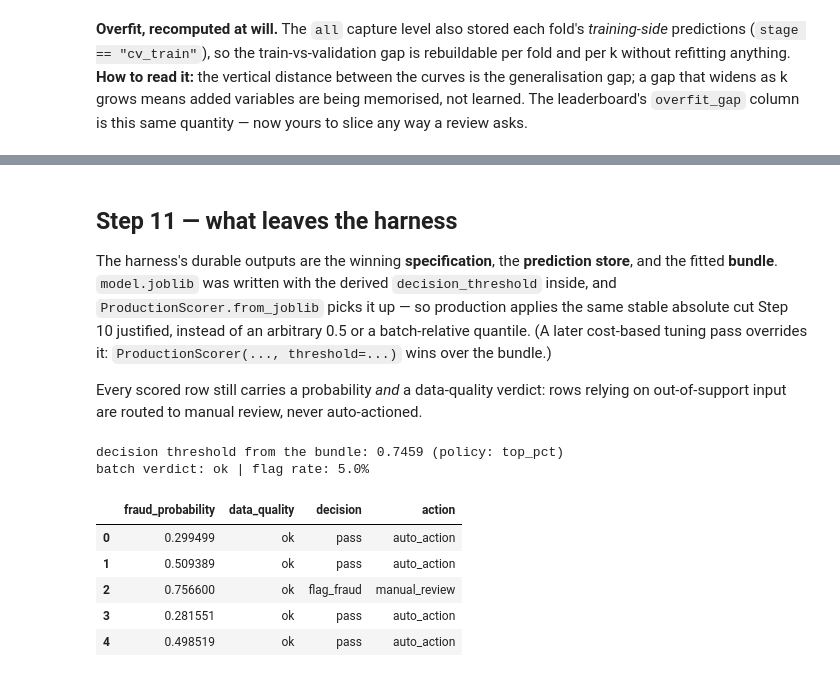
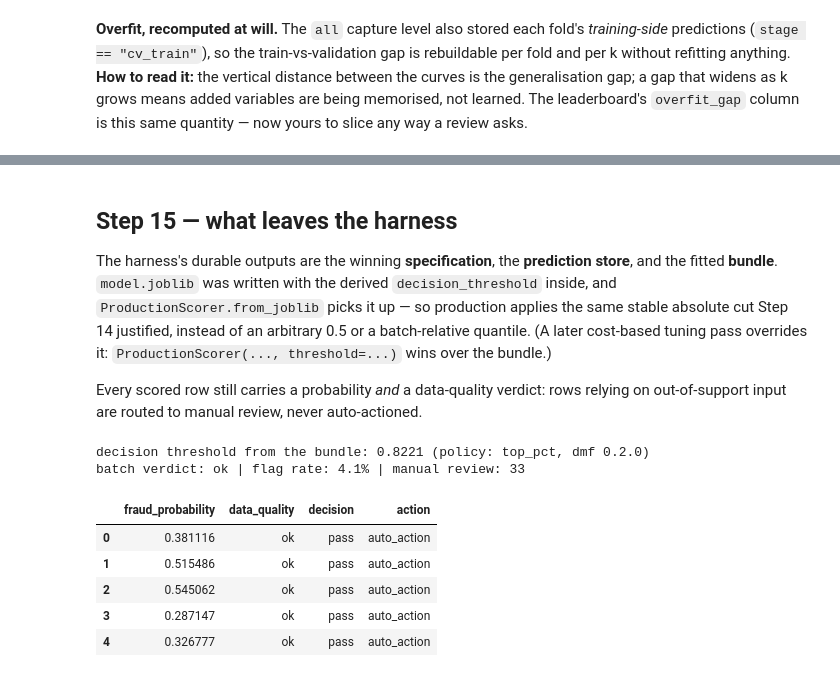
Before and after one commit to zack-carideo/AML, a Jupyter notebook: dmf/examples/research_walkthrough.ipynb, the cells around one changed output, grey strips where cells are left out. Saved outputs shown, nothing was run; the diff lists cells and outputs as text; code cells hidden in the pictures.

```diff
--- a/dmf/examples/research_walkthrough.ipynb
+++ b/dmf/examples/research_walkthrough.ipynb
@@ -60,12 +156,16 @@ cfg = Config.from_dict({
     "run": {"name": "walkthrough", "output_dir": "./artifacts_demo", "random_state": 7,
             "n_jobs": 1, "verbose": 0, "save_fitted_model": True,
             "save_predictions": "all"},                      # keep every row-level score
-    "data": {"target": "is_fraudulent_dispute", "id_column": "dispute_id"},
+    "data": {"target": TARGET, "id_column": ID},
     "columns": {"auto_infer": True, "drop": ["merchant_id"]},
     "split": {"holdout_size": 0.25, "cv": {"n_splits": 3}},
     "selection": {"k_min": 1, "k_max": 6, "top_n": 3},
     "metrics": {"primary": "average_precision",
-                "secondary": ["roc_auc", "ks_statistic", "brier_score"],
+                "secondary": ["roc_auc", "ks_statistic", "brier_score",
+                              "recall_at_fpr", "lift_at_top_pct"],
+                "recall_at_fpr": [0.01, 0.005, 0.02, 0.05],   # first = the shipped FPR point
+                "lift_top_pct":  [0.05, 0.02, 0.10],          # first = the shipped review budget
+                "decision_threshold_policy": "top_pct",
                 "slice_columns": ["customer_segment", "claim_channel"], "min_slice_n": 40},
     "models": {
         "logistic": {"estimator": "sklearn.linear_model.LogisticRegression", "tag": "champion",
@@ -76,6 +176,10 @@ cfg = Config.from_dict({
                 "params": {"max_iter": 120, "learning_rate": 0.08, "early_stopping": False}},
     },
 })
-print("models:", list(cfg.enabled_models), "| primary metric:", cfg.metrics.primary,
-      "| k sweep: 1..", cfg.selection.k_max, "| prediction store:", cfg.run.save_predictions)
+FPR_BUDGETS, PCT_BUDGETS = cfg.metrics.recall_at_fpr, cfg.metrics.lift_top_pct
+print("models:", list(cfg.enabled_models), "| primary:", cfg.metrics.primary,
+      "| k sweep: 1..", cfg.selection.k_max, "| store:", cfg.run.save_predictions)
+print("\nreported metrics (one column per configured budget):")
+for n in metric_names(cfg.metrics):
+    print("  ", n)
 # %% [output]
@@ -375,0 +534,12 @@ plt.tight_layout()
+# %%
+RUN_DIR = "./artifacts_demo/walkthrough"
+preds, meta = load_predictions(RUN_DIR)
+folds = load_fold_assignments(RUN_DIR)
+
+print(preds.groupby("stage").size().rename("rows").to_string())
+print("\nrow identity  :", meta["row_id_source"])
+print("positive label:", meta["positive_label"], "→", meta["score_semantics"])
+print("budgets in force:", {k: meta["metrics"][k] for k in ("recall_at_fpr", "lift_top_pct")})
+print(f"decision threshold: {meta['decision_threshold']}  ({meta['decision_threshold_policy']} policy, "
+      f"derived at budget {hm['decision_operating_point']})")
+preds.head(4)
@@ -480,30 +868,31 @@ at the bundled cut 0.746: flag rate 5.2%, precision 46.2%, recall 24.0%, FPR 3.1
 # %% [markdown]
-## Step 11 — what leaves the harness
+## Step 15 — what leaves the harness
 
 The harness's durable outputs are the winning **specification**, the **prediction store**,
 and the fitted **bundle**. `model.joblib` was written with the derived
 `decision_threshold` inside, and `ProductionScorer.from_joblib` picks it up — so
-production applies the same stable absolute cut Step 10 justified, instead of an arbitrary
+production applies the same stable absolute cut Step 14 justified, instead of an arbitrary
 0.5 or a batch-relative quantile. (A later cost-based tuning pass overrides it:
 `ProductionScorer(..., threshold=...)` wins over the bundle.)
 
 Every scored row still carries a probability *and* a data-quality verdict: rows relying on
 out-of-support input are routed to manual review, never auto-actioned.
 # %%
-scorer = ProductionScorer.from_joblib("./artifacts_demo/walkthrough/model.joblib")
+scorer = ProductionScorer.from_joblib(f"{RUN_DIR}/model.joblib")
 print(f"decision threshold from the bundle: {scorer.threshold:.4f} "
-      f"(policy: {meta['decision_threshold_policy']})")
+      f"(policy: {scorer.metadata['decision_threshold_policy']}, dmf {scorer.metadata['dmf_version']})")
 
-fresh = generate_disputes(n=400, seed=99).drop(columns=["dispute_id", "is_fraudulent_dispute"])
+fresh = generate_disputes(n=800, seed=99).drop(columns=[ID, TARGET])
 scored, report = scorer.score(fresh)
-print("batch verdict:", report["verdict"], "| flag rate:", f"{report['flag_rate']:.1%}")
+print("batch verdict:", report["verdict"], "| flag rate:", f"{report['flag_rate']:.1%}",
+      "| manual review:", report["n_manual_review"])
 scored[["fraud_probability", "data_quality", "decision", "action"]].head(5)
 # %% [output]
-decision threshold from the bundle: 0.7459 (policy: top_pct)
-batch verdict: ok | flag rate: 5.0%
+decision threshold from the bundle: 0.8221 (policy: top_pct, dmf 0.2.0)
+batch verdict: ok | flag rate: 4.1% | manual review: 33
 |  | fraud_probability | data_quality | decision | action |
-| 0 | 0.299499 | ok | pass | auto_action |
-| 1 | 0.509389 | ok | pass | auto_action |
-| 2 | 0.756600 | ok | flag_fraud | manual_review |
-| 3 | 0.281551 | ok | pass | auto_action |
-| 4 | 0.498519 | ok | pass | auto_action |
+| 0 | 0.381116 | ok | pass | auto_action |
+| 1 | 0.515486 | ok | pass | auto_action |
+| 2 | 0.545062 | ok | pass | auto_action |
+| 3 | 0.287147 | ok | pass | auto_action |
+| 4 | 0.326777 | ok | pass | auto_action |
```
Also changed, not shown: parts of 59 cells of this notebook.
